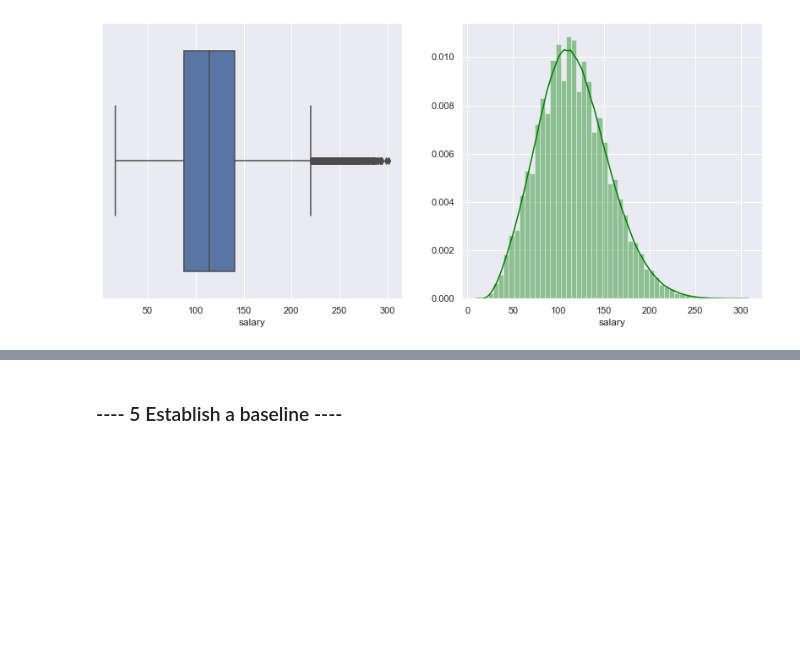
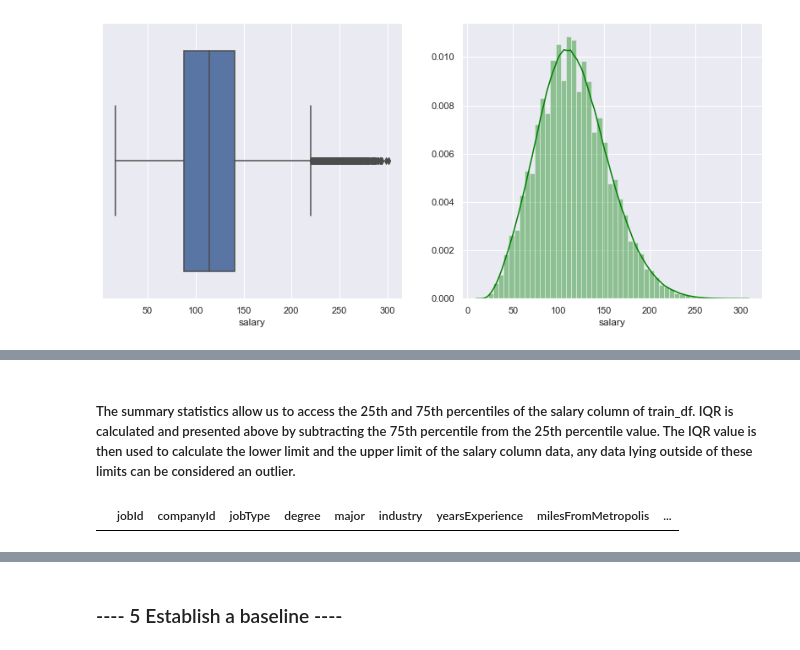
Before and after one commit to ross-macdonald-rm/salarypredictionportfolio, a Jupyter notebook: Salary Prediction Project.ipynb, the cells around one changed output, grey strips where cells are left out. Drawn from its saved outputs; the diff is of its cells as text; code cells hidden in the pictures; blank space fills up the shorter version.

```diff
--- a/Salary Prediction Project.ipynb
+++ b/Salary Prediction Project.ipynb
@@ -269,0 +266,7 @@ NameError: name 'Q1' is not defined
+# %% [markdown]
+##### The summary statistics allow us to access the 25th and 75th percentiles of the salary column of train_df. IQR is calculated and presented above by subtracting the 75th percentile from the 25th percentile value. The IQR value is then used to calculate the lower limit and the upper limit of the salary column data, any data lying outside of these limits can be considered an outlier.
+# %%
+# Confirm for sure that there are no outliers (rows) equal to or below the lower limit.
+train_df[train_df.salary < 8.5]
+# %% [output]
+|  | jobId | companyId | jobType | degree | major | industry | yearsExperience | milesFromMetropolis | ... |
```
Also changed, not shown: parts of 28 cells of this notebook.
